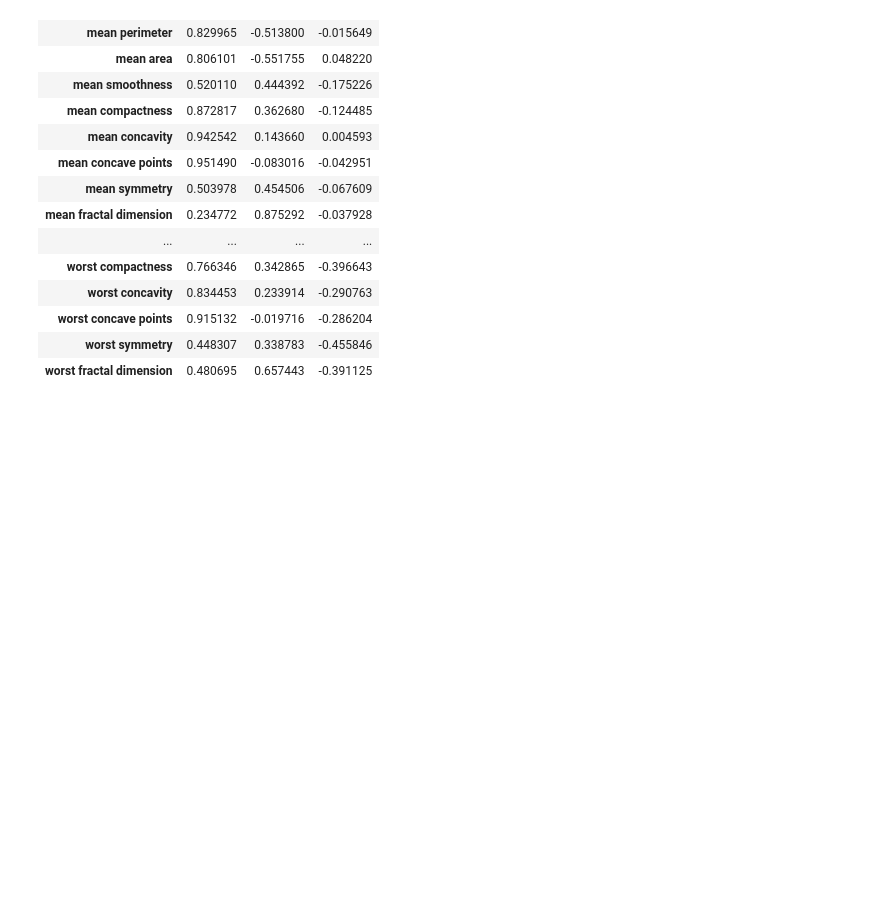
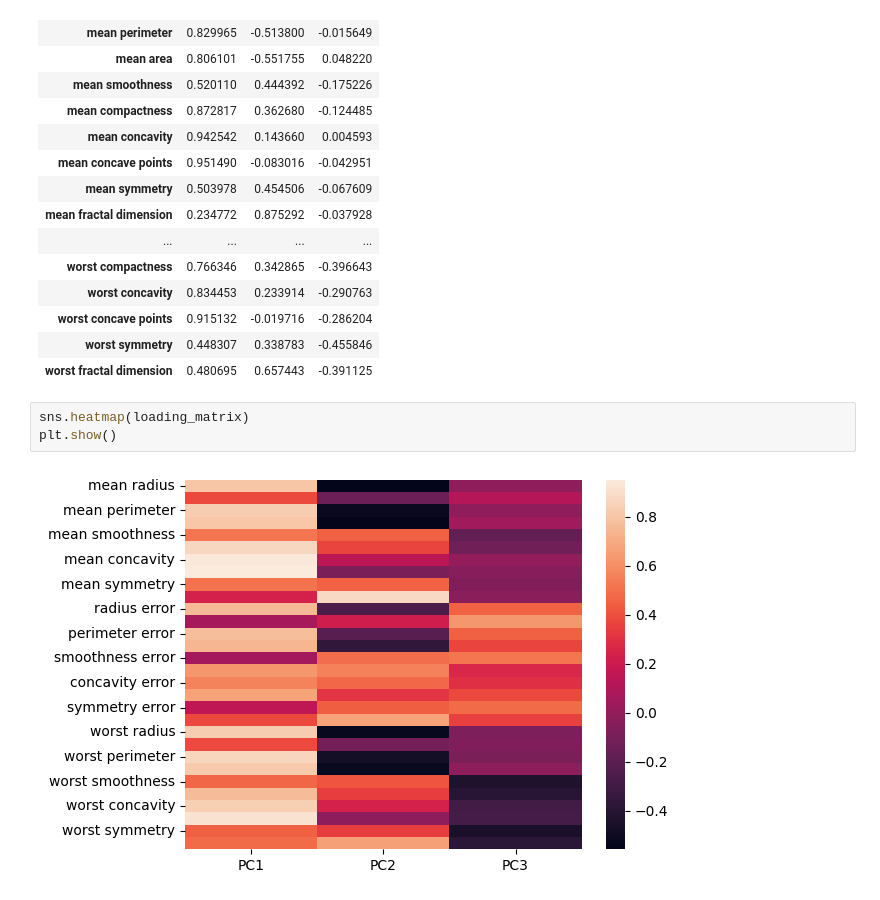
Before and after one commit to leonnmarcoo/CCADMACL_EXERCISES_COM232, a Jupyter notebook: Exercise 4B.ipynb, the cells around one changed output. Drawn from its saved outputs; the diff is of its cells as text; blank space fills up the shorter version.

```diff
--- a/Exercise 4B.ipynb
+++ b/Exercise 4B.ipynb
@@ -194,3 +194,8 @@ loading_matrix
 | worst concave points | 0.915132 | -0.019716 | -0.286204 |
 | worst symmetry | 0.448307 | 0.338783 | -0.455846 |
 | worst fractal dimension | 0.480695 | 0.657443 | -0.391125 |
+# %%
+sns.heatmap(loading_matrix)
+plt.show()
+# %% [output]
+[figure, added]
```
